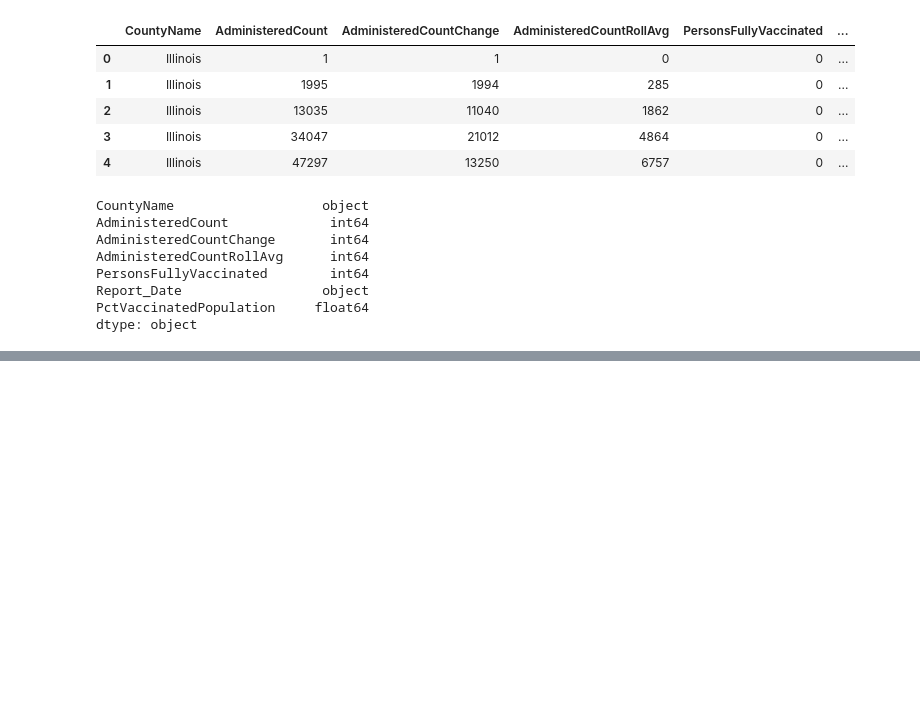
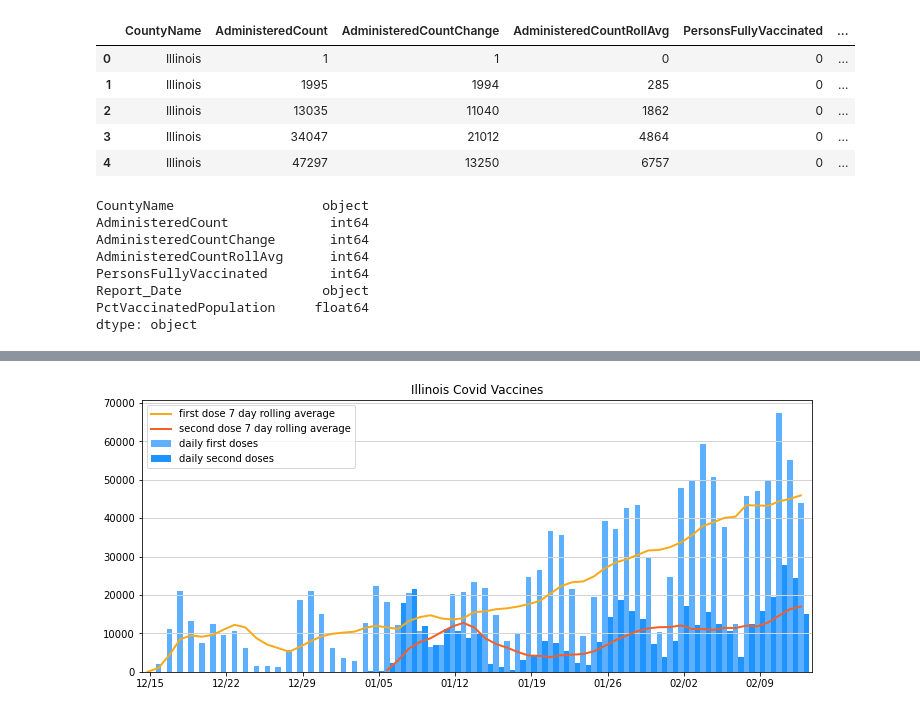
Before and after one commit to leah-handel/IDPH, a Jupyter notebook: Illinois Vaccination Data.ipynb, the cells around one changed output, grey strips where cells are left out. Saved outputs shown, nothing was run; the diff lists cells and outputs as text; code cells hidden in the pictures; blank space fills up the shorter version.

Commit message:
added graph

```diff
--- a/Illinois Vaccination Data.ipynb
+++ b/Illinois Vaccination Data.ipynb
@@ -39,0 +82,8 @@ ValueError: '-' is a bad directive in format '%-m/%-d/%y %-I:%M'
+# %%
+date_list = data["date"].tolist()
+# %%
+x = date_list[0]
+# %%
+while x in date_list:
+    xticks.append(x.strftime('%m/%d'))
+    x = x+timedelta(days=7)
@@ -39,0 +92,9 @@ ValueError: '-' is a bad directive in format '%-m/%-d/%y %-I:%M'
+# %%
+bars1 = data["new first doses"]
+bars2 = data["new second doses"]
+
+r1 = np.arange(len(bars1))
+r2 = [x + barwidth for x in r1]
+
+r_2ndrolling = np.arange(22,len(bars1))
+data_2ndrolling = data["second dose 7 day rolling average"].drop(np.arange(22))
@@ -39,0 +139,21 @@ ValueError: '-' is a bad directive in format '%-m/%-d/%y %-I:%M'
+# %%
+plt.figure(figsize=(12,5))
+
+plt.grid(True, color = "#D3D3D3", axis='y', linewidth = "1")
+plt.title("Illinois Covid Vaccines")
+
+barwidth = .5
+
+plt.bar(r1, bars1, color='#5CB0FF', width=barwidth, label='daily first doses')
+plt.bar(r2, bars2, color='#1F93FF', width=barwidth, label='daily second doses')
+
+plt.plot(r1, data["first dose 7 day rolling average"], linewidth=2, color='#F6AA1C', label = "first dose 7 day rolling average")
+plt.plot(r_2ndrolling, data_2ndrolling, linewidth=2, color='#F65F28', label = "second dose 7 day rolling average")
+
+plt.xticks([r*7 + (barwidth/2) for r in range(len(xticks))], xticks)
+plt.xlim(-.5,max(r1)+1)
+
+plt.legend()
+plt.show()
+# %% [output]
+[figure, added]
```
Also changed, not shown: parts of 18 cells of this notebook, 1 other file.
